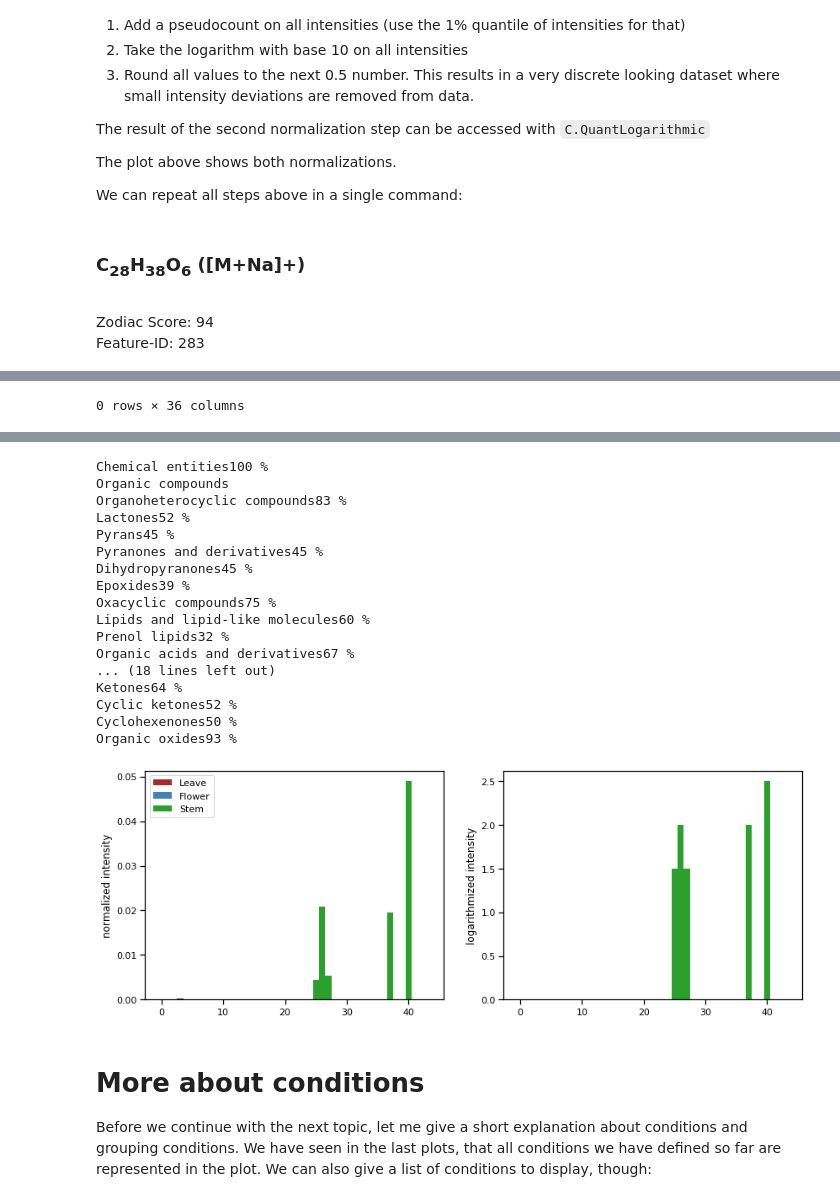
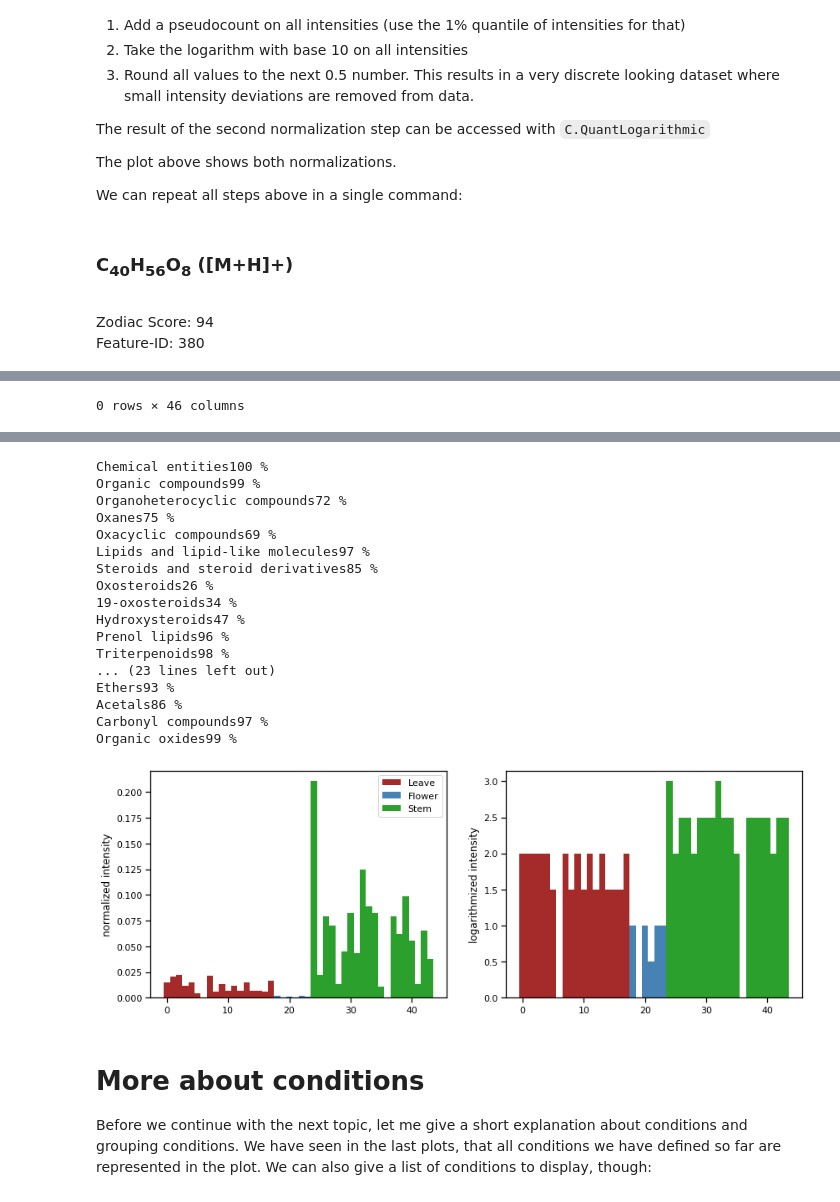
Before and after one commit to kaibioinfo/canopus_treemap, a Jupyter notebook: Tutorial.ipynb, the cells around one changed output, grey strips where cells are left out. Saved outputs shown, nothing was run; the diff lists cells and outputs as text; code cells hidden in the pictures.

```diff
--- a/Tutorial.ipynb
+++ b/Tutorial.ipynb
@@ -34,5 +34,5 @@ We will demonstrate the whole processing on a small example of the rosmarine dat
 
 Now we can start with the Jupyter notebook analysis. We initialize the Canopus object with the name of the SIRIUS and GNPS folders. I use the short variable name C, because we will use this variable a lot.
 # %%
-C = Canopus(sirius="/media/kaidu/Kais_Stick/rosmarin", gnps="/media/kaidu/Kais_Stick/gnps_rosmarin")
+C = Canopus(sirius="sirius_rosmarin", gnps="gnps_rosmarin")
 # %% [output]
@@ -160,8 +155,8 @@ The plot above shows both normalizations.
 
 We can repeat all steps above in a single command:
 # %%
-C.describe("283")
+C.describe("380")
 # %% [output]
-C28H38O6 ([M+Na]+)
+C40H56O8 ([M+H]+)
 Zodiac Score: 94
-Feature-ID: 283
+Feature-ID: 380
@@ -169 +164 @@ Feature-ID: 283
-0 rows × 36 columns
+0 rows × 46 columns
@@ -181,21 +176,21 @@ Feature-ID: 283
 Chemical entities100 %
-Organic compounds
-Organoheterocyclic compounds83 %
-Lactones52 %
-Pyrans45 %
-Pyranones and derivatives45 %
-Dihydropyranones45 %
-Epoxides39 %
-Oxacyclic compounds75 %
-Lipids and lipid-like molecules60 %
-Prenol lipids32 %
-Organic acids and derivatives67 %
-... (18 lines left out)
-Ketones64 %
-Cyclic ketones52 %
-Cyclohexenones50 %
-Organic oxides93 %
+Organic compounds99 %
+Organoheterocyclic compounds72 %
+Oxanes75 %
+Oxacyclic compounds69 %
+Lipids and lipid-like molecules97 %
+Steroids and steroid derivatives85 %
+Oxosteroids26 %
+19-oxosteroids34 %
+Hydroxysteroids47 %
+Prenol lipids96 %
+Triterpenoids98 %
+... (23 lines left out)
+Ethers93 %
+Acetals86 %
+Carbonyl compounds97 %
+Organic oxides99 %
-[figure, old version]
+[figure, new version]
 # %% [markdown]
 # More about  conditions
 
```
Also changed, not shown: parts of 21 cells of this notebook.
